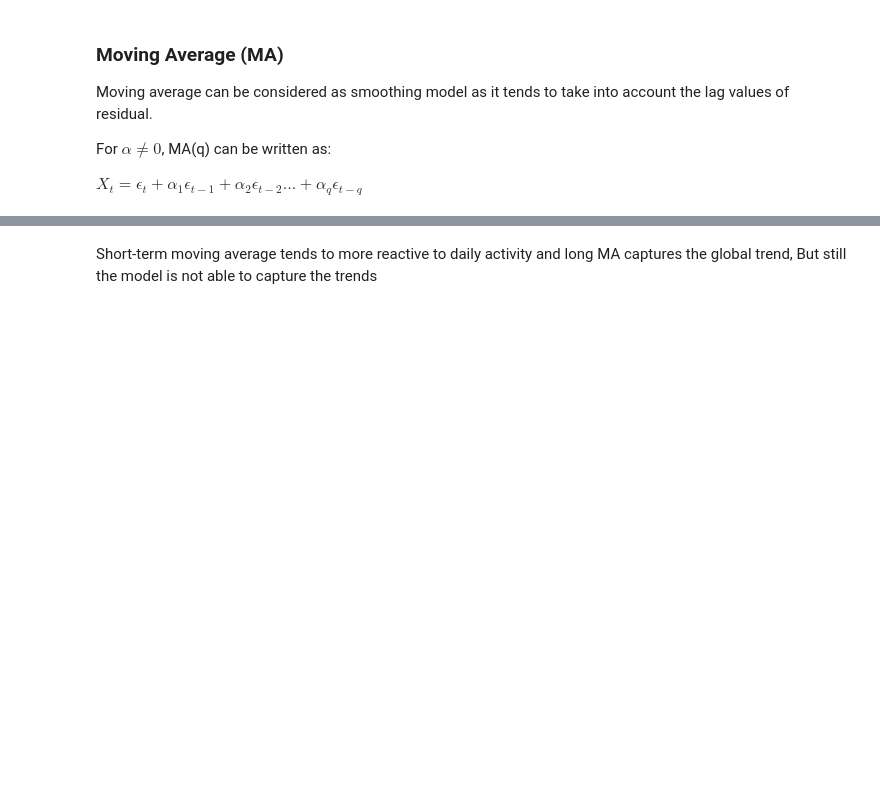
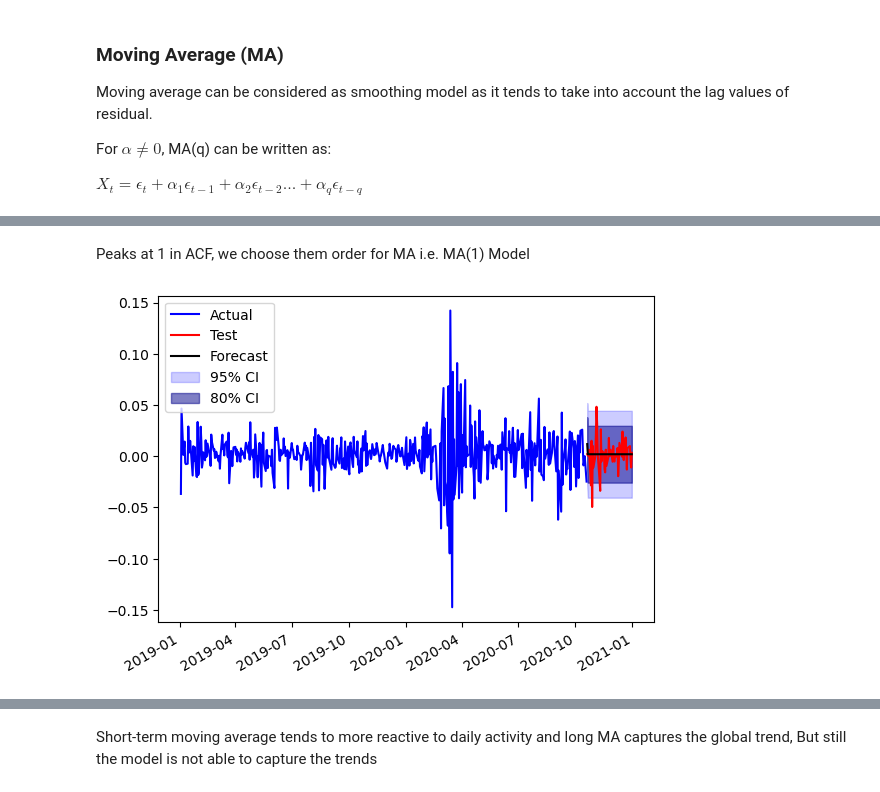
Before and after one commit to ansingh16/risk-management, a Jupyter notebook: Time_series_analysis.ipynb, the cells around one changed output, grey strips where cells are left out. Cells and saved outputs as stored; diff of their text form; code cells hidden in the pictures; blank space fills up the shorter version.

Commit message:
ARIMA tested

```diff
--- a/Time_series_analysis.ipynb
+++ b/Time_series_analysis.ipynb
@@ -99,9 +100,11 @@ else:
 # split the data into train and test
 split = int(len(returns.values) * 0.90)
 
-ticker_train = returns.iloc[:split]
-ticker_test = returns.iloc[split:]
-print(ticker_test.shape,ticker_train.shape)
+price_train = stocks.iloc[:split+1]
+price_test = stocks.iloc[split:]
+return_train = returns.iloc[:split]
+return_test = returns.iloc[split:]
+print(return_test.shape,return_train.shape,price_test.shape,price_train.shape,stock.shape)
 # %% [output]
 [*********************100%%**********************]  1 of 1 completed
 The test statistic and p-value of ADF test are (-7.212097179922102, 2.2211435488651752e-10)
@@ -159,0 +132,24 @@ plt.show()
+# %% [markdown]
+Peaks at 1 in ACF, we choose them order for MA i.e. MA(1) Model
+# %%
+from statsmodels.tsa.arima.model import ARIMA
+
+modelMA = ARIMA(return_train, order=(0, 0, 1)).fit()
+
+forecast = modelMA.get_forecast(steps=len(return_test))
+
+conf_int95 = forecast.conf_int(alpha=0.05)
+conf_int80 = forecast.conf_int(alpha=0.2)
+
+
+fig,ax = plt.subplots()
+ax.plot(return_train.index,return_train.values,color='b',label='Actual')
+ax.plot(return_test.index,return_test.values,color='r',label='Test')
+ax.plot(return_test.index,forecast.predicted_mean,color='k',label='Forecast')
+ax.fill_between(return_test.index,conf_int95['lower Close'],conf_int95['upper Close'],alpha=0.2,color='b',label='95% CI')
+ax.fill_between(return_test.index,conf_int80['lower Close'],conf_int80['upper Close'],alpha=0.5,color='darkblue',label='80% CI')
+
+ax.legend(loc=2)
+plt.gcf().autofmt_xdate()
+# %% [output]
+[figure, added]
```
Also changed, not shown: parts of 46 cells of this notebook.
